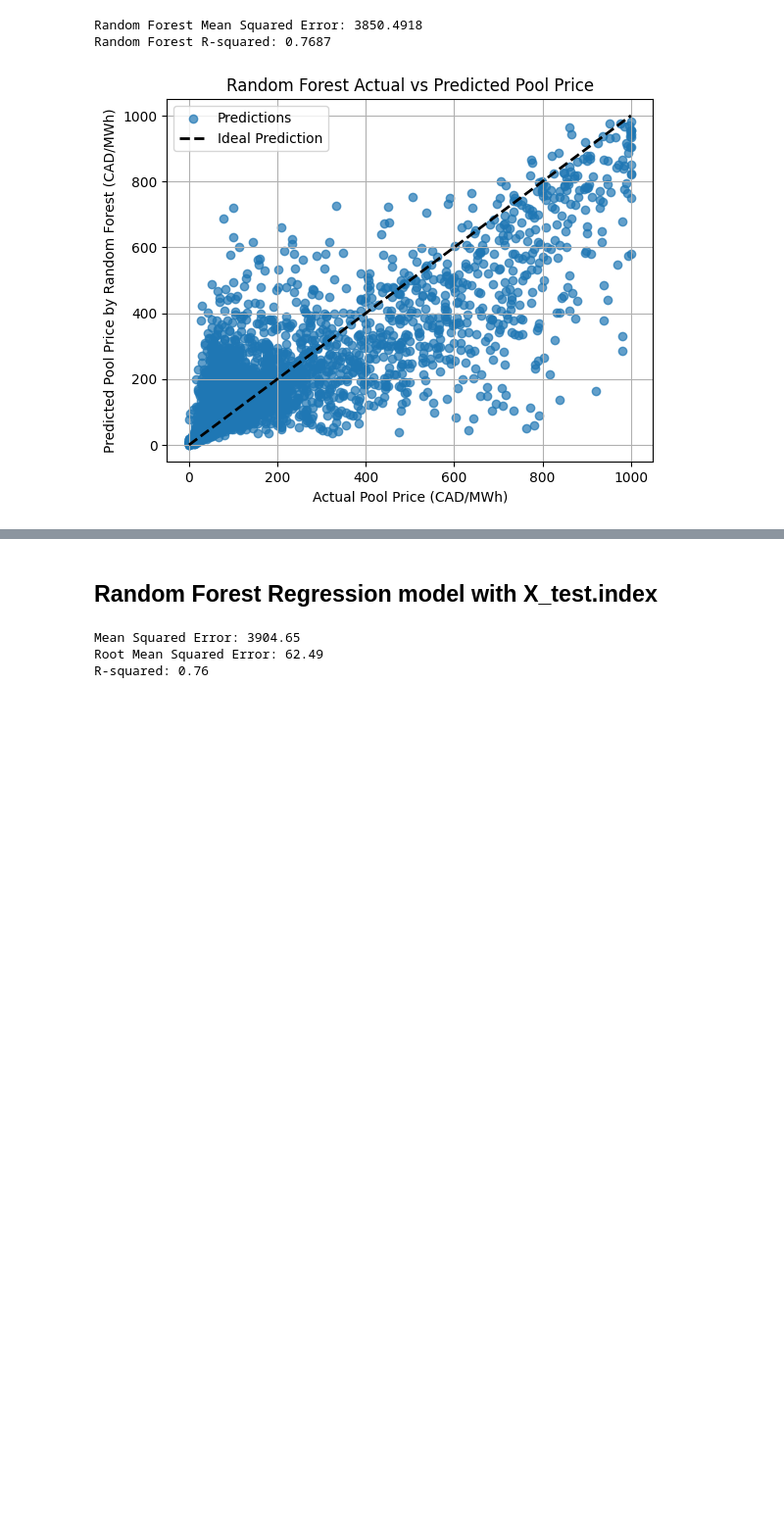
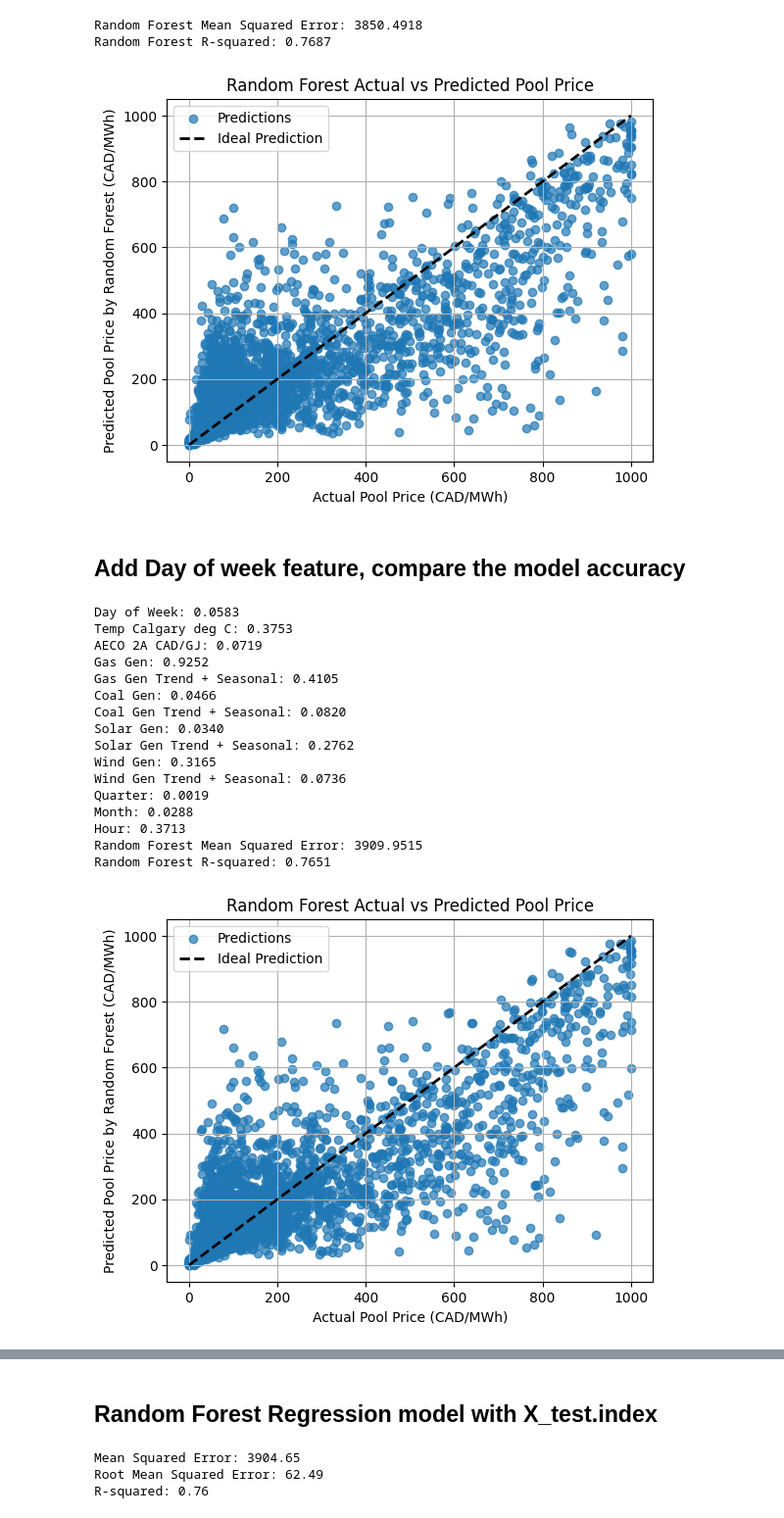
Before and after one commit to gaoqian310/utility_price_forecast, a Jupyter notebook: explortory_analysis_v8.ipynb, the cells around one changed output, grey strips where cells are left out. Shown at 98% size. Cells and saved outputs as stored; diff of their text form; code cells hidden in the pictures; blank space fills up the shorter version.

```diff
--- a/explortory_analysis_v8.ipynb
+++ b/explortory_analysis_v8.ipynb
@@ -353,3 +344,75 @@ plt.show()
 Random Forest Mean Squared Error: 3850.4918
 Random Forest R-squared: 0.7687
 [figure]
+# %% [markdown]
+## Add Day of week feature, compare the model accuracy
+# %%
+# Extract day of the week
+data['Day of Week'] = data['Date'].dt.day_name()
+day_mapping = {'Monday': 0, 'Tuesday': 1, 'Wednesday': 2, 'Thursday': 3, 'Friday': 4, 'Saturday': 5, 'Sunday': 6}
+data['Day of Week'] = data['Day of Week'].map(day_mapping)
+
+# Handling NaN values using SimpleImputer
+imputer = SimpleImputer(missing_values=np.nan, strategy='median')
+X_imputed = imputer.fit_transform(data[['Day of Week','Temp Calgary deg C', 'AECO 2A CAD/GJ', 'Gas Gen','Gas Gen Trend + Seasonal','Coal Gen','Coal Gen Trend + Seasonal','Solar Gen','Solar Gen Trend + Seasonal','Wind Gen','Wind Gen Trend + Seasonal','Quarter','Month','Hour']])
+
+# Preparing the data for modeling
+X = data[['Day of Week','Temp Calgary deg C', 'AECO 2A CAD/GJ', 'Gas Gen','Gas Gen Trend + Seasonal','Coal Gen','Coal Gen Trend + Seasonal','Solar Gen','Solar Gen Trend + Seasonal','Wind Gen','Wind Gen Trend + Seasonal','Quarter','Month','Hour']]  # independent variables
+y = data['AESO Pool Price CAD/MWh']  # dependent variable
+
+# Splitting the data into training and testing sets
+X_train, X_test, y_train, y_test = train_test_split(X, y, test_size=0.2, random_state=0)
+
+# Creating the Random Forest model
+rf_model = RandomForestRegressor(n_estimators=100, random_state=0)
+
+# Training the model
+rf_model.fit(X_train, y_train)
+
+# Making predictions
+y_pred_rf = rf_model.predict(X_test)
+
+# Evaluating the model
+mse_rf = mean_squared_error(y_test, y_pred_rf)
+r2_rf = r2_score(y_test, y_pred_rf)
+
+# Compute permutation importance
+perm_importance = permutation_importance(rf_model, X_test, y_test, n_repeats=10, random_state=0)
+
+# Get feature importances
+feature_importances = perm_importance.importances_mean
+
+# Print feature importances
+for feature, importance in zip(X.columns, feature_importances):
+    print(f'{feature}: {importance:.4f}')
+
+print(f'Random Forest Mean Squared Error: {mse_rf:.4f}')
+print(f'Random Forest R-squared: {r2_rf:.4f}')
+
+# Plotting the results
+plt.scatter(y_test, y_pred_rf, label='Predictions', alpha=0.7)
+plt.plot([y.min(), y.max()], [y.min(), y.max()], 'k--', lw=2, label='Ideal Prediction')
+plt.xlabel('Actual Pool Price (CAD/MWh)')
+plt.ylabel('Predicted Pool Price by Random Forest (CAD/MWh)')
+plt.title('Random Forest Actual vs Predicted Pool Price')
+plt.legend()
+plt.grid(True)
+plt.show()
+# %% [output]
+Day of Week: 0.0583
+Temp Calgary deg C: 0.3753
+AECO 2A CAD/GJ: 0.0719
+Gas Gen: 0.9252
+Gas Gen Trend + Seasonal: 0.4105
+Coal Gen: 0.0466
+Coal Gen Trend + Seasonal: 0.0820
+Solar Gen: 0.0340
+Solar Gen Trend + Seasonal: 0.2762
+Wind Gen: 0.3165
+Wind Gen Trend + Seasonal: 0.0736
+Quarter: 0.0019
+Month: 0.0288
+Hour: 0.3713
+Random Forest Mean Squared Error: 3909.9515
+Random Forest R-squared: 0.7651
+[figure, added]
```
Also changed, not shown: parts of 6 cells of this notebook.
